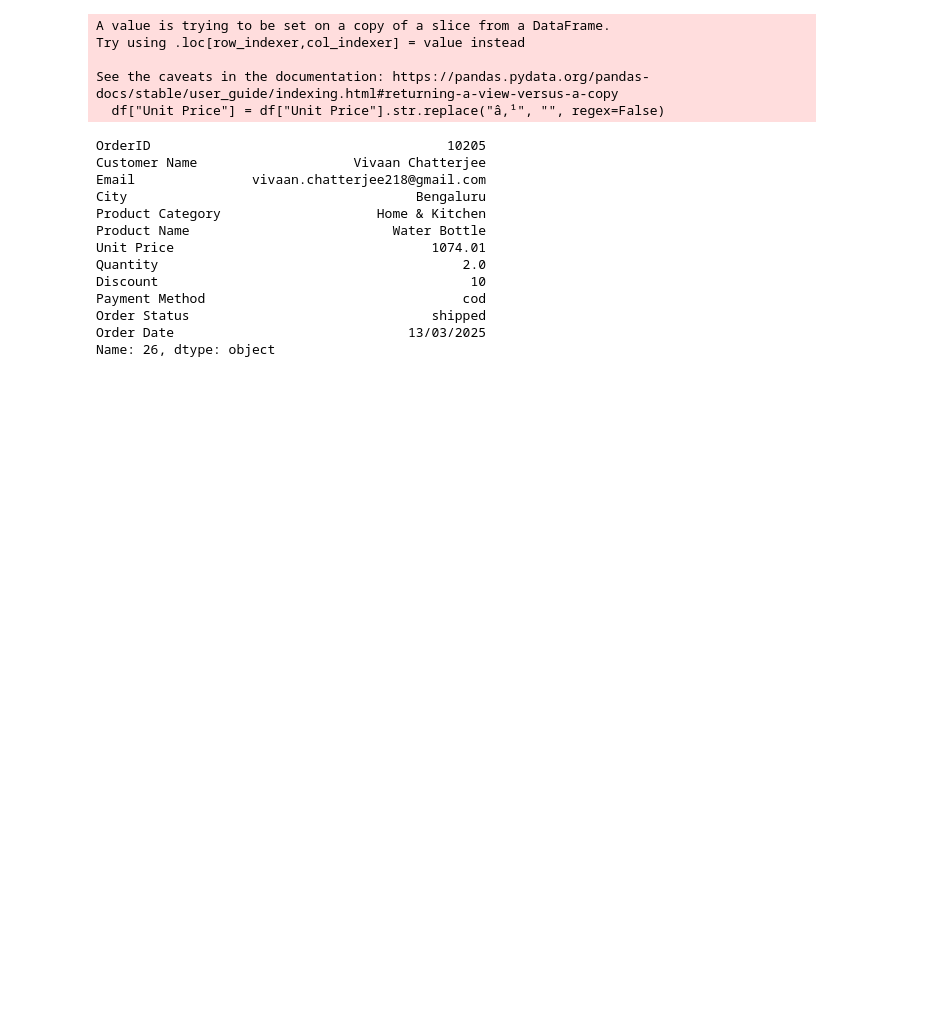
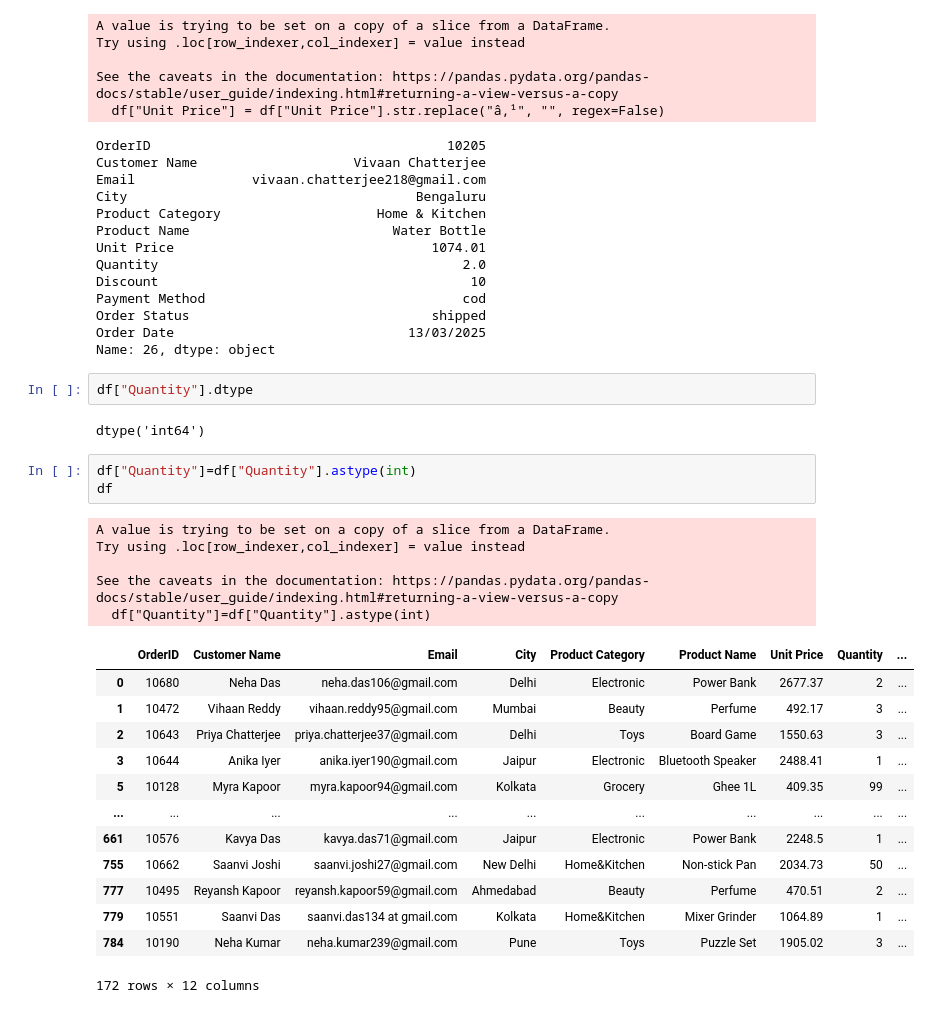
Before and after one commit to harsha0p6300/Python_Numpy-pandas, a Jupyter notebook: data_clean.ipynb, the cells around one changed output. Saved outputs shown, nothing was run; the diff lists cells and outputs as text; blank space fills up the shorter version.

```diff
--- a/data_clean.ipynb
+++ b/data_clean.ipynb
@@ -182,3 +182,29 @@ Payment Method                                 cod
 Order Status                               shipped
 Order Date                              13/03/2025
 Name: 26, dtype: object
+# %%
+df["Quantity"].dtype
+# %% [output]
+dtype('int64')
+# %%
+df["Quantity"]=df["Quantity"].astype(int)
+df
+# %% [output]
+A value is trying to be set on a copy of a slice from a DataFrame.
+Try using .loc[row_indexer,col_indexer] = value instead
+
+See the caveats in the documentation: https://pandas.pydata.org/pandas-docs/stable/user_guide/indexing.html#returning-a-view-versus-a-copy
+  df["Quantity"]=df["Quantity"].astype(int)
+|  | OrderID | Customer Name | Email | City | Product Category | Product Name | Unit Price | Quantity | ... |
+| 0 | 10680 | Neha Das | neha.das106@gmail.com | Delhi | Electronic | Power Bank | 2677.37 | 2 | ... |
+| 1 | 10472 | Vihaan Reddy | vihaan.reddy95@gmail.com | Mumbai | Beauty | Perfume | 492.17 | 3 | ... |
+| 2 | 10643 | Priya Chatterjee | priya.chatterjee37@gmail.com | Delhi | Toys | Board Game | 1550.63 | 3 | ... |
+| 3 | 10644 | Anika Iyer | anika.iyer190@gmail.com | Jaipur | Electronic | Bluetooth Speaker | 2488.41 | 1 | ... |
+| 5 | 10128 | Myra Kapoor | myra.kapoor94@gmail.com | Kolkata | Grocery | Ghee 1L | 409.35 | 99 | ... |
+| ... | ... | ... | ... | ... | ... | ... | ... | ... | ... |
+| 661 | 10576 | Kavya Das | kavya.das71@gmail.com | Jaipur | Electronic | Power Bank | 2248.5 | 1 | ... |
+| 755 | 10662 | Saanvi Joshi | saanvi.joshi27@gmail.com | New Delhi | Home&Kitchen | Non-stick Pan | 2034.73 | 50 | ... |
+| 777 | 10495 | Reyansh Kapoor | reyansh.kapoor59@gmail.com | Ahmedabad | Beauty | Perfume | 470.51 | 2 | ... |
+| 779 | 10551 | Saanvi Das | saanvi.das134 at gmail.com | Kolkata | Home&Kitchen | Mixer Grinder | 1064.89 | 1 | ... |
+| 784 | 10190 | Neha Kumar | neha.kumar239@gmail.com | Pune | Toys | Puzzle Set | 1905.02 | 3 | ... |
+172 rows × 12 columns
```
Also changed, not shown: parts of 8 cells of this notebook.
